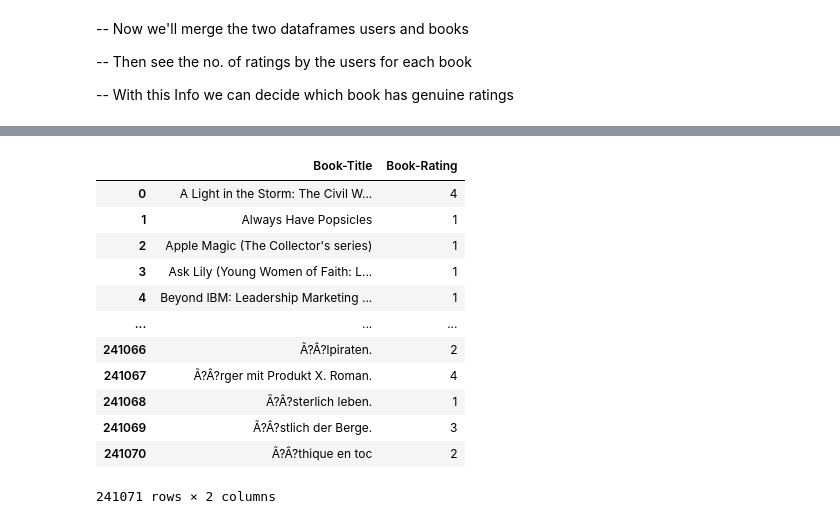
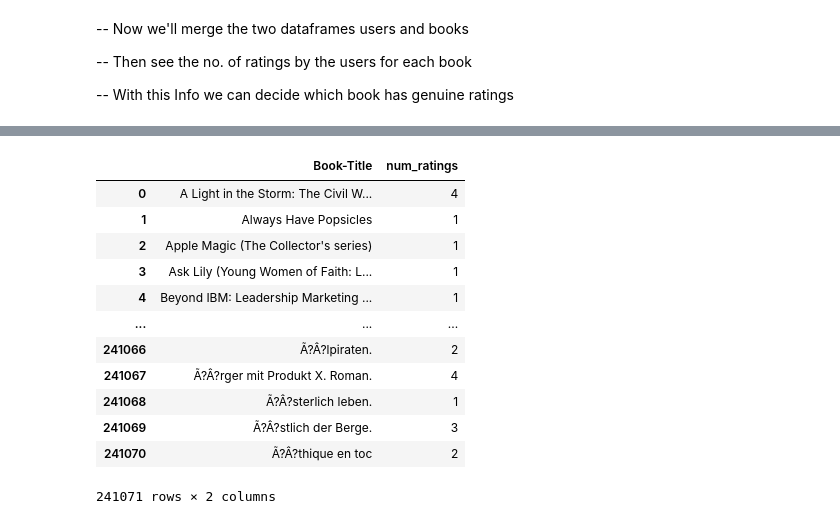
Before and after one commit to HarshvardhanPandey2003/Book_Recommender, a Jupyter notebook: main.ipynb, the cells around one changed output, grey strips where cells are left out. Cells and saved outputs as stored; diff of their text form; code cells hidden in the pictures.

```diff
--- a/main.ipynb
+++ b/main.ipynb
@@ -63,8 +63,8 @@ print(users.duplicated().sum())
 
 -- With this Info we can decide which book has genuine ratings
 # %%
-ratings_books=ratings.merge(books,on='ISBN')
-ratings_books.head()
+users_books=ratings.merge(books,on='ISBN')
+users_books.head()
 # %% [output]
 |  | User-ID | ISBN | Book-Rating | Book-Title | Book-Author | Year-Of-Publication | Publisher | Image-URL-S | ... |
 | 0 | 276725 | 034545104X | 0 | Flesh Tones: A Novel | M. J. Rose | 2002 | Ballantine Books | http://images.amazon.com/images/P... | ... |
@@ -72,3 +72,23 @@ ratings_books.head()
 | 2 | 6543 | 034545104X | 0 | Flesh Tones: A Novel | M. J. Rose | 2002 | Ballantine Books | http://images.amazon.com/images/P... | ... |
 | 3 | 8680 | 034545104X | 5 | Flesh Tones: A Novel | M. J. Rose | 2002 | Ballantine Books | http://images.amazon.com/images/P... | ... |
 | 4 | 10314 | 034545104X | 9 | Flesh Tones: A Novel | M. J. Rose | 2002 | Ballantine Books | http://images.amazon.com/images/P... | ... |
+# %%
+ratings_books=users_books
+# %%
+num_ratings=ratings_books.groupby('Book-Title').count()['Book-Rating'].reset_index()
+num_ratings.rename(columns={'Book-Rating':'num_ratings'},inplace=True)
+num_ratings
+# %% [output]
+|  | Book-Title | num_ratings |
+| 0 | A Light in the Storm: The Civil W... | 4 |
+| 1 | Always Have Popsicles | 1 |
+| 2 | Apple Magic (The Collector's series) | 1 |
+| 3 | Ask Lily (Young Women of Faith: L... | 1 |
+| 4 | Beyond IBM: Leadership Marketing ... | 1 |
+| ... | ... | ... |
+| 241066 | Ã?Â?lpiraten. | 2 |
+| 241067 | Ã?Â?rger mit Produkt X. Roman. | 4 |
+| 241068 | Ã?Â?sterlich leben. | 1 |
+| 241069 | Ã?Â?stlich der Berge. | 3 |
+| 241070 | Ã?Â?thique en toc | 2 |
+241071 rows × 2 columns
@@ -75,16 +97,2 @@ ratings_books.head()
 # %%
-ratings_books.groupby('Book-Title').count()['Book-Rating'].reset_index()
+ratings_books=ratings_books[['Book-Title', 'Book-Rating']]
-# %% [output]
-|  | Book-Title | Book-Rating |
-| 0 | A Light in the Storm: The Civil W... | 4 |
-| 1 | Always Have Popsicles | 1 |
-| 2 | Apple Magic (The Collector's series) | 1 |
-| 3 | Ask Lily (Young Women of Faith: L... | 1 |
-| 4 | Beyond IBM: Leadership Marketing ... | 1 |
-| ... | ... | ... |
-| 241066 | Ã?Â?lpiraten. | 2 |
-| 241067 | Ã?Â?rger mit Produkt X. Roman. | 4 |
-| 241068 | Ã?Â?sterlich leben. | 1 |
-| 241069 | Ã?Â?stlich der Berge. | 3 |
-| 241070 | Ã?Â?thique en toc | 2 |
-241071 rows × 2 columns
```
Also changed, not shown: parts of 21 cells of this notebook.
